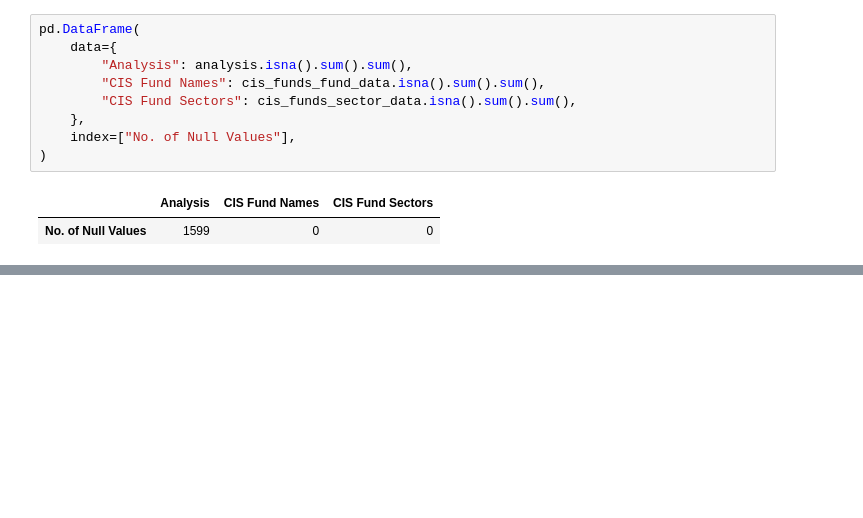
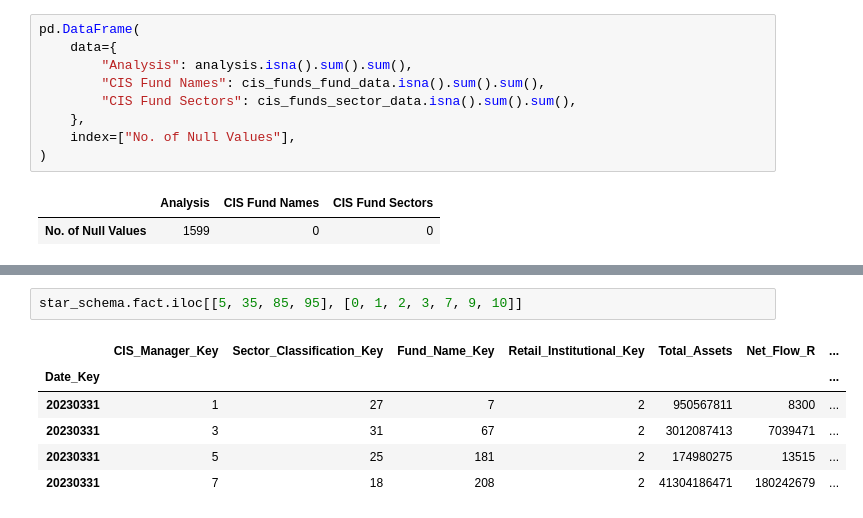
Before and after one commit to MondeAnna/data-ingestion, a Jupyter notebook: notebook/data_ingestion_prep_asisa_flows.ipynb, the cells around one changed output, grey strips where cells are left out. Drawn from its saved outputs; the diff is of its cells as text; blank space fills up the shorter version.

```diff
--- a/notebook/data_ingestion_prep_asisa_flows.ipynb
+++ b/notebook/data_ingestion_prep_asisa_flows.ipynb
@@ -893,0 +1069,9 @@ pd.DataFrame(
+# %%
+star_schema.fact.iloc[[5, 35, 85, 95], [0, 1, 2, 3, 7, 9, 10]]
+# %% [output]
+|  | CIS_Manager_Key | Sector_Classification_Key | Fund_Name_Key | Retail_Institutional_Key | Total_Assets | Net_Flow_R | ... |
+| Date_Key |  |  |  |  |  |  | ... |
+| 20230331 | 1 | 27 | 7 | 2 | 950567811 | 8300 | ... |
+| 20230331 | 3 | 31 | 67 | 2 | 3012087413 | 7039471 | ... |
+| 20230331 | 5 | 25 | 181 | 2 | 174980275 | 13515 | ... |
+| 20230331 | 7 | 18 | 208 | 2 | 41304186471 | 180242679 | ... |
```
Also changed, not shown: parts of 24 cells of this notebook, 1 other file.
